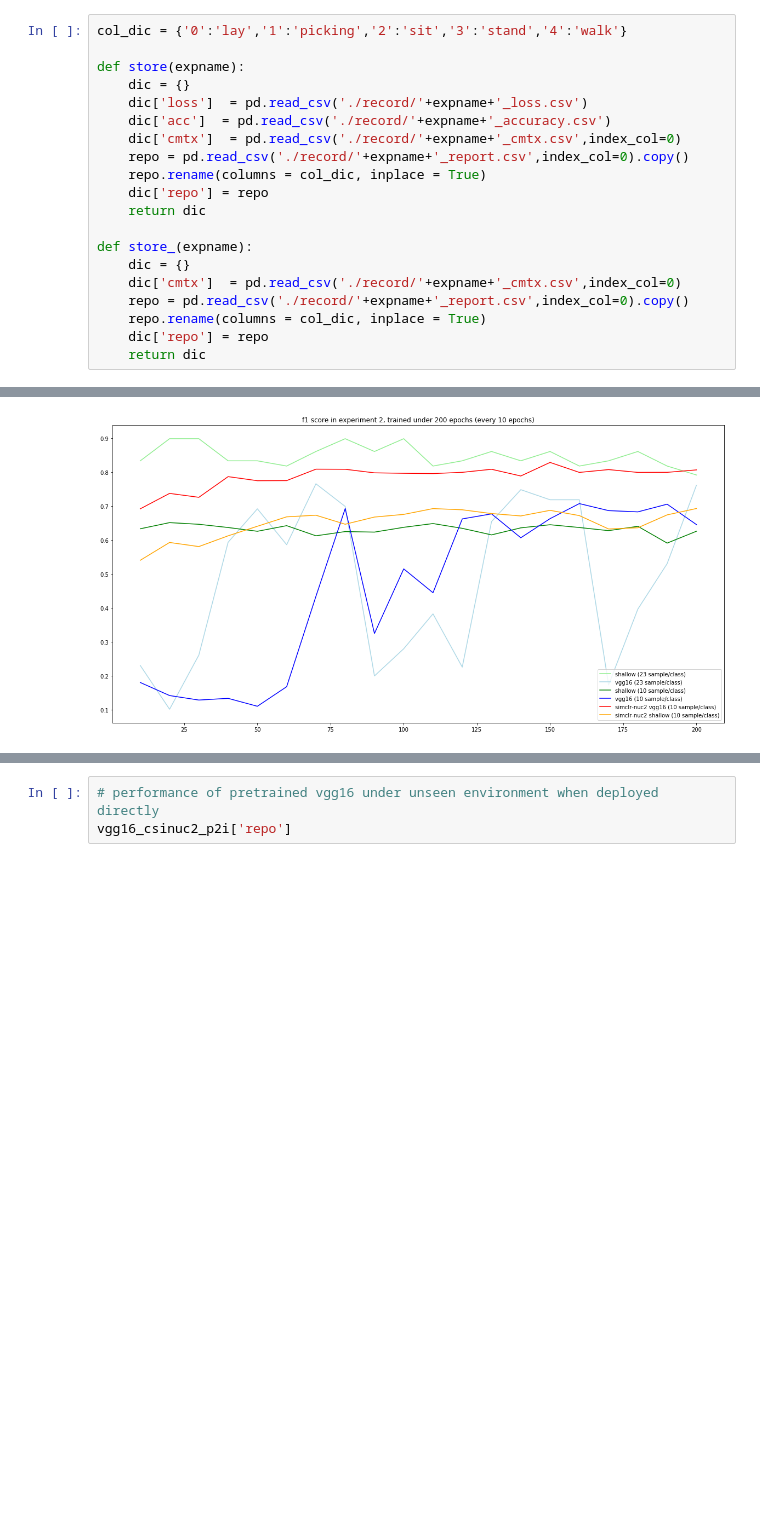
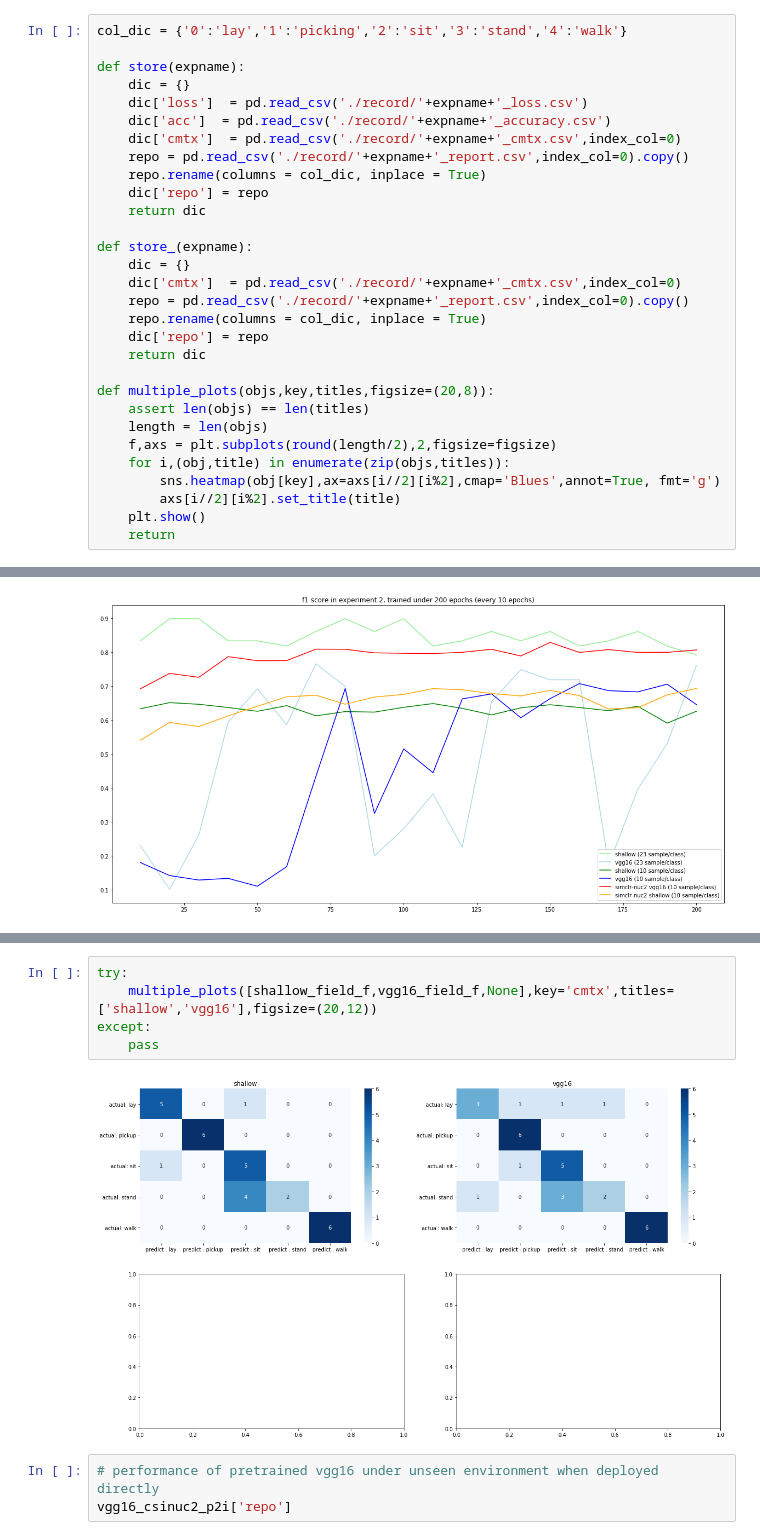
Before and after one commit to hslau44/irs_toolbox, a Jupyter notebook: Visualization.ipynb, the cells around one changed output, grey strips where cells are left out. Drawn from its saved outputs; the diff is of its cells as text; blank space fills up the shorter version.

Commit message:
update visualization

```diff
--- a/Visualization.ipynb
+++ b/Visualization.ipynb
@@ -588,6 +588,16 @@ def store_(expname):
     repo.rename(columns = col_dic, inplace = True)
     dic['repo'] = repo
     return dic
+
+def multiple_plots(objs,key,titles,figsize=(20,8)):
+    assert len(objs) == len(titles)
+    length = len(objs)
+    f,axs = plt.subplots(round(length/2),2,figsize=figsize)
+    for i,(obj,title) in enumerate(zip(objs,titles)):
+        sns.heatmap(obj[key],ax=axs[i//2][i%2],cmap='Blues',annot=True, fmt='g')
+        axs[i//2][i%2].set_title(title)
+    plt.show()
+    return
 # %%
 # performance of pretrained network
 vgg16_csinuc2_p2 = store('Trainmode-simclr_Network-vgg16_Data-exp4csinuc2_Ft-f_Evu-exp2_Ft-field-f_Evu-field_checkpoint_200__2021_03_03_18_58')
@@ -637,6 +647,13 @@ vgg16_field['repo']
 | precision | 0.75 | 0.750000 | 0.555556 | 0.666667 | 1.0 | 0.733333 | 0.744444 | 0.744444 |
 | recall | 0.50 | 1.000000 | 0.833333 | 0.333333 | 1.0 | 0.733333 | 0.733333 | 0.733333 |
 | support | 6.00 | 6.000000 | 6.000000 | 6.000000 | 6.0 | 0.733333 | 30.000000 | 30.000000 |
+# %%
+try:
+    multiple_plots([shallow_field_f,vgg16_field_f,None],key='cmtx',titles=['shallow','vgg16'],figsize=(20,12))
+except:
+    pass
+# %% [output]
+[figure, added]
 # %%
 # performance of pretrained vgg16 under unseen environment when deployed directly
 vgg16_csinuc2_p2i['repo']
```
Also changed, not shown: parts of 8 cells of this notebook.
